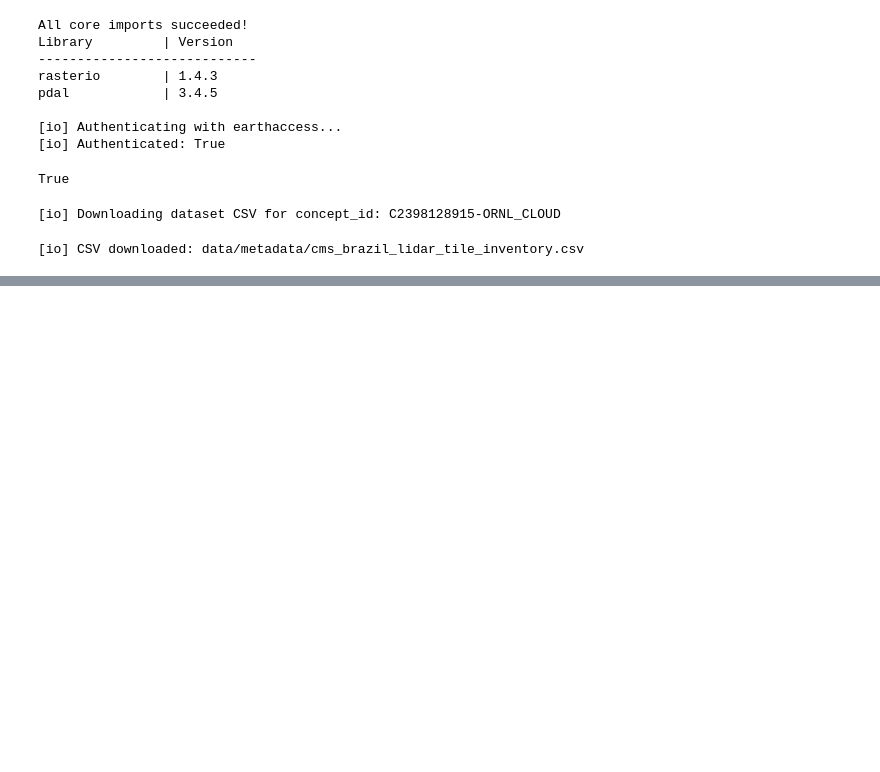
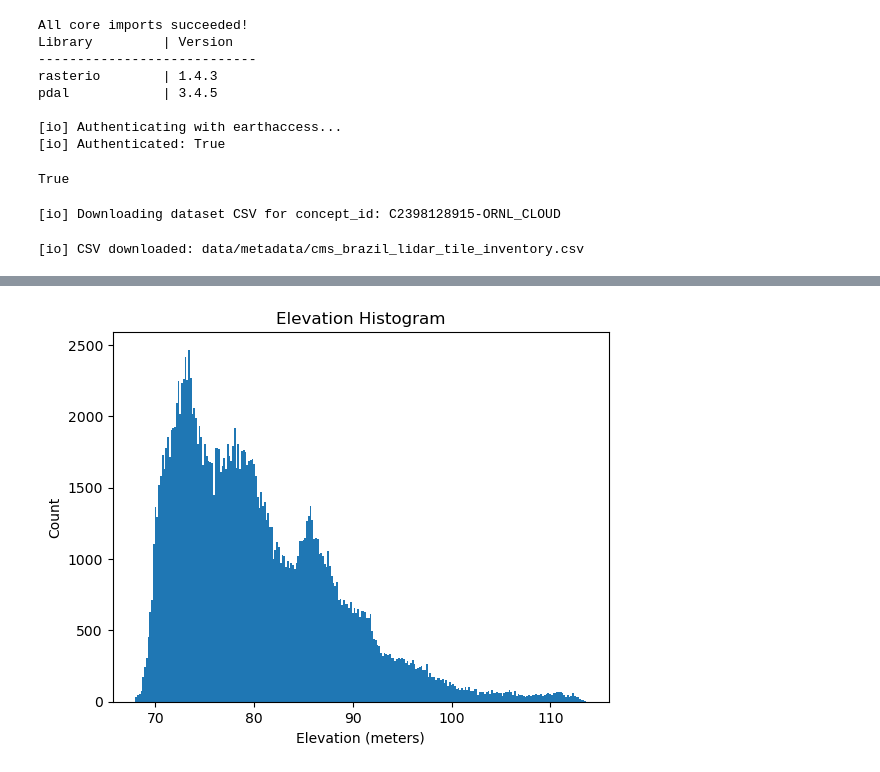
Before and after one commit to seamusbarnes/openai_to_z, a Jupyter notebook: main/main.ipynb, the cells around one changed output, grey strips where cells are left out. Saved outputs shown, nothing was run; the diff lists cells and outputs as text; code cells hidden in the pictures; blank space fills up the shorter version.

```diff
--- a/main/main.ipynb
+++ b/main/main.ipynb
@@ -120,0 +256,8 @@ plt.show()  # Required to actually display the image in a .py script
+# %%
+plt.hist(arr_clean.flatten(), bins=256)
+plt.title("Elevation Histogram")
+plt.xlabel("Elevation (meters)")
+plt.ylabel("Count")
+plt.show()
+# %% [output]
+[figure, added]
```
Also changed, not shown: parts of 13 cells of this notebook, 16 other files.
